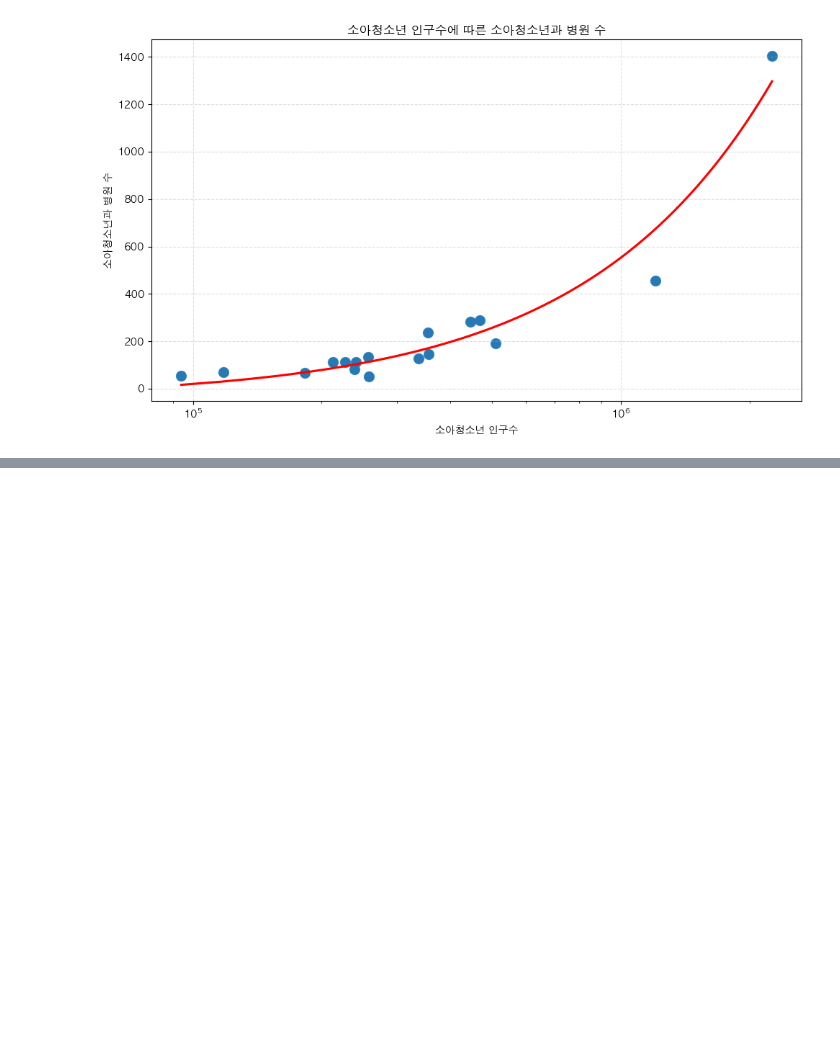
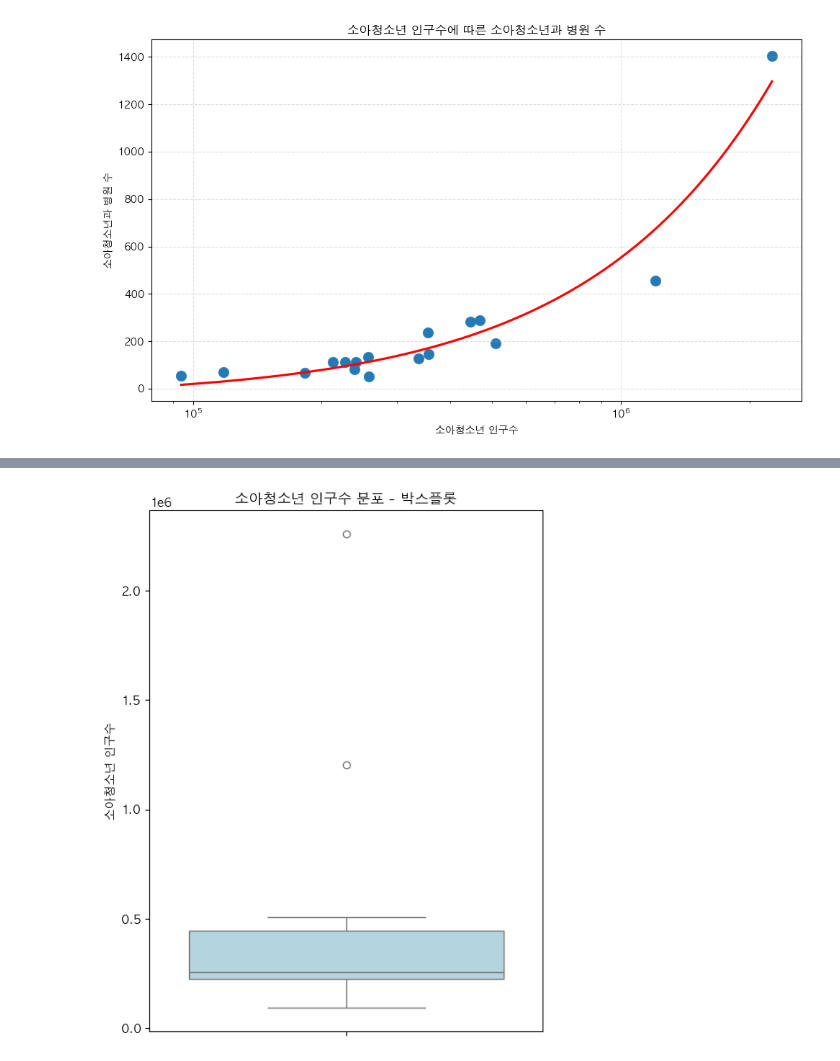
Before and after one commit to 25-SDA-team8/25-SDA-team8, a Jupyter notebook: src/pediatric/EDA.ipynb, the cells around one changed output, grey strips where cells are left out. Saved outputs shown, nothing was run; the diff lists cells and outputs as text; code cells hidden in the pictures; blank space fills up the shorter version.

```diff
--- a/src/pediatric/EDA.ipynb
+++ b/src/pediatric/EDA.ipynb
@@ -147,0 +182,13 @@ processed_df[['소아청소년_인구수','소아청소년과']].corr()
+# %%
+plt.figure(figsize=(6, 8))
+sns.boxplot(
+    y=processed_df['소아청소년_인구수'],
+    color='lightblue'
+)
+
+plt.title('소아청소년 인구수 분포 - 박스플롯')
+plt.ylabel('소아청소년 인구수')
+
+plt.show()
+# %% [output]
+[figure, added]
```
Also changed, not shown: parts of 3 cells of this notebook, 3 other files.
